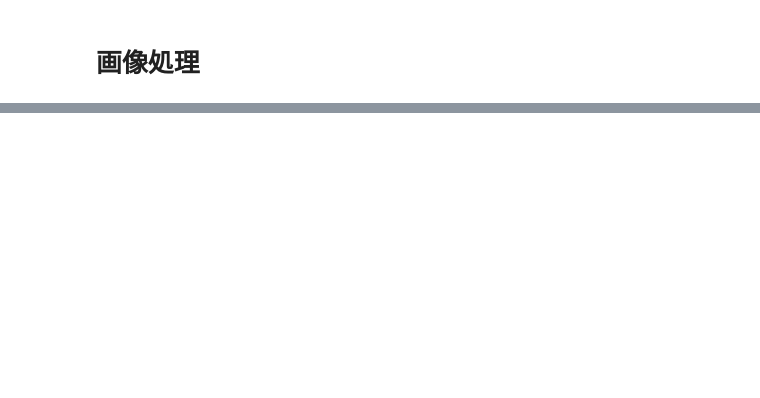
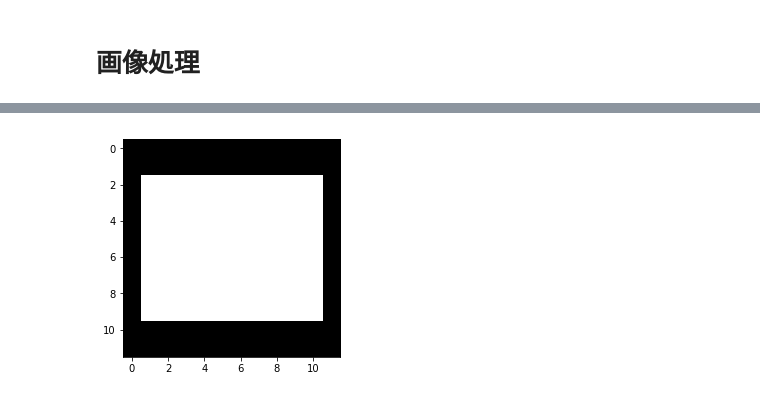
Before and after one commit to naka-tomo/practice_python, a Jupyter notebook: 6_opencv.ipynb, the cells around one changed output, grey strips where cells are left out. Cells and saved outputs as stored; diff of their text form; code cells hidden in the pictures; blank space fills up the shorter version.

```diff
--- a/6_opencv.ipynb
+++ b/6_opencv.ipynb
@@ -51,0 +67,15 @@ plt.show()
+# %%
+# 膨張処理をしなさい
+import cv2
+import matplotlib.pyplot as plt
+import numpy as np
+
+img = cv2.imread("test.bmp")
+
+kernel = np.ones((3,3),np.uint8)
+img2 = cv2.dilate(img,kernel,iterations = 1)
+
+plt.imshow( img2, interpolation="None" )
+plt.show()
+# %% [output]
+[figure, added]
```
Also changed, not shown: parts of 8 cells of this notebook, 3 other files.
